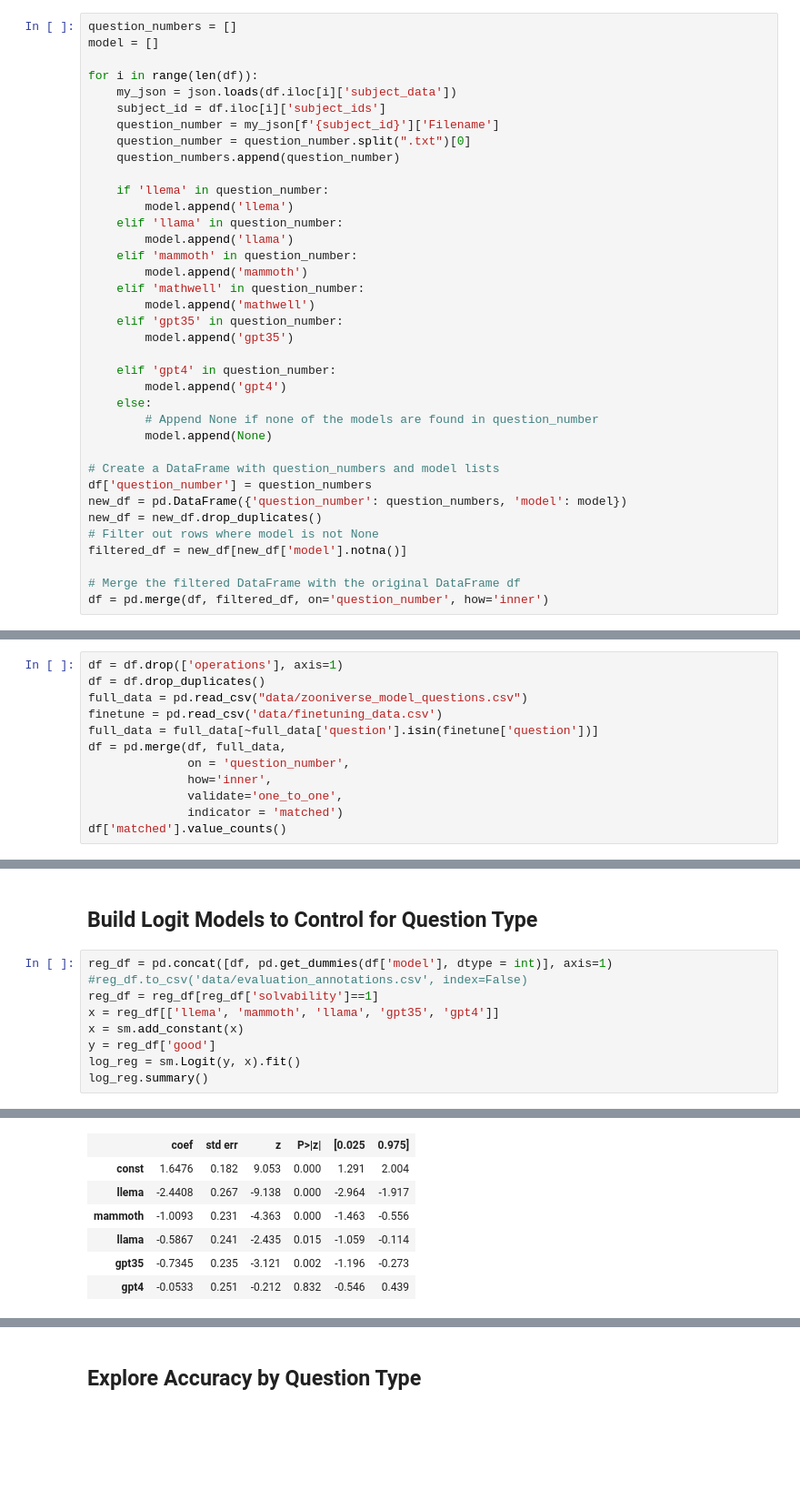
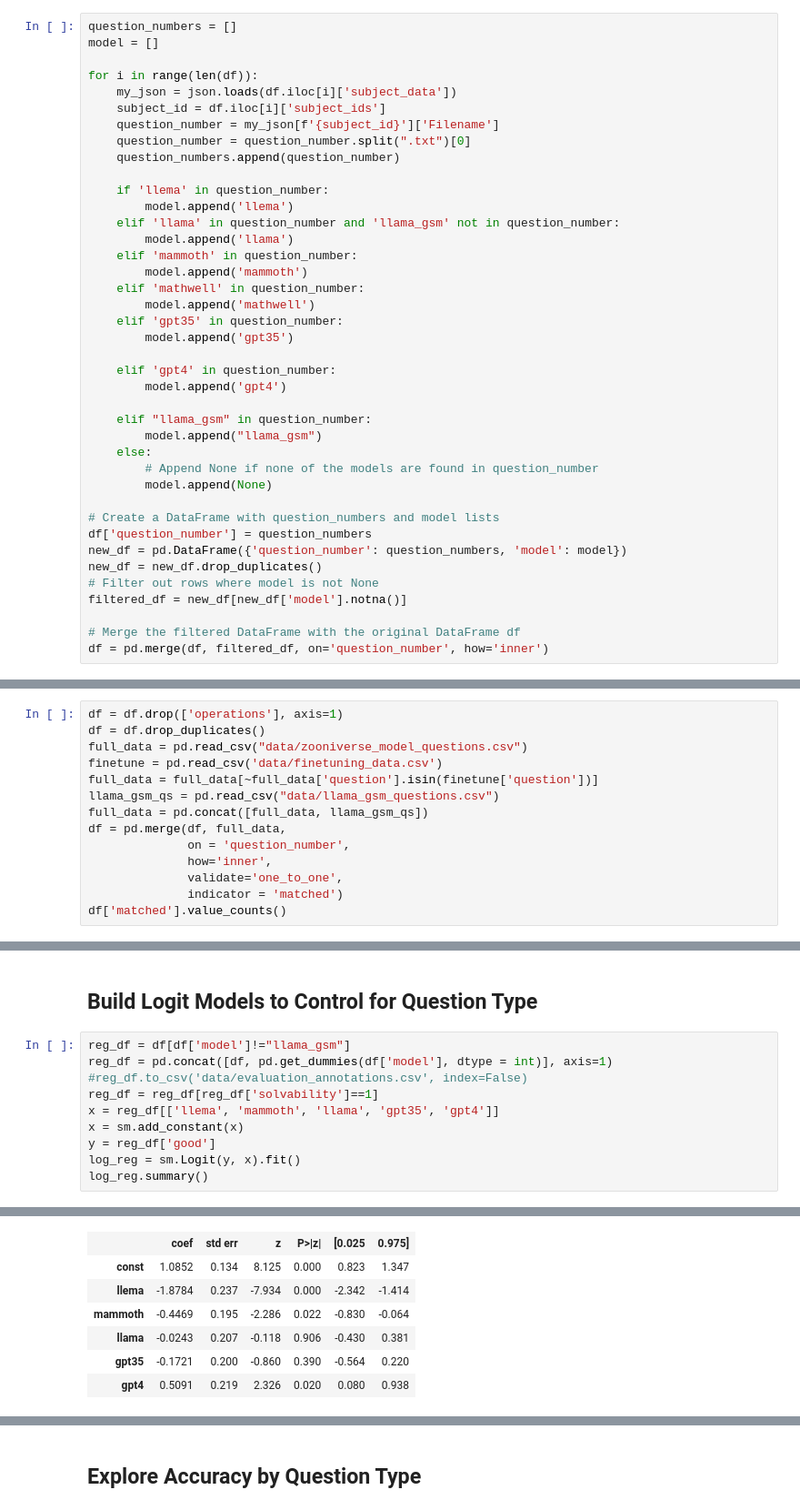
Before and after one commit to bryanchrist/llama2-70b, a Jupyter notebook: Compare_Models_Zooniverse.ipynb, the cells around one changed output, grey strips where cells are left out. Shown: that part at 91% size. Drawn from its saved outputs; the diff is of its cells as text; blank space fills up the shorter version.

Commit message:
Processing text from egsm_only model

```diff
--- a/Compare_Models_Zooniverse.ipynb
+++ b/Compare_Models_Zooniverse.ipynb
@@ -346,7 +346,7 @@ for i in range(len(df)):
 
     if 'llema' in question_number:
         model.append('llema')
-    elif 'llama' in question_number:
+    elif 'llama' in question_number and 'llama_gsm' not in question_number:
         model.append('llama')
     elif 'mammoth' in question_number:
         model.append('mammoth')
@@ -357,6 +357,9 @@ for i in range(len(df)):
 
     elif 'gpt4' in question_number:
         model.append('gpt4')
+
+    elif "llama_gsm" in question_number:
+        model.append("llama_gsm")
     else:
         # Append None if none of the models are found in question_number
         model.append(None)
@@ -1158,6 +1181,8 @@ df = df.drop_duplicates()
 full_data = pd.read_csv("data/zooniverse_model_questions.csv")
 finetune = pd.read_csv('data/finetuning_data.csv')
 full_data = full_data[~full_data['question'].isin(finetune['question'])]
+llama_gsm_qs = pd.read_csv("data/llama_gsm_questions.csv")
+full_data = pd.concat([full_data, llama_gsm_qs])
 df = pd.merge(df, full_data,
               on = 'question_number',
               how='inner',
@@ -1865,6 +1970,7 @@ P-value: 0.012488098413798027
 # %% [markdown]
 ## Build Logit Models to Control for Question Type
 # %%
+reg_df = df[df['model']!="llama_gsm"]
 reg_df = pd.concat([df, pd.get_dummies(df['model'], dtype = int)], axis=1)
 #reg_df.to_csv('data/evaluation_annotations.csv', index=False)
 reg_df = reg_df[reg_df['solvability']==1]
@@ -1888,10 +1994,10 @@ Logit Regression Results
 |  | coef | std err | z | P>|z| | [0.025 | 0.975] |
-| const | 1.6476 | 0.182 | 9.053 | 0.000 | 1.291 | 2.004 |
-| llema | -2.4408 | 0.267 | -9.138 | 0.000 | -2.964 | -1.917 |
-| mammoth | -1.0093 | 0.231 | -4.363 | 0.000 | -1.463 | -0.556 |
-| llama | -0.5867 | 0.241 | -2.435 | 0.015 | -1.059 | -0.114 |
-| gpt35 | -0.7345 | 0.235 | -3.121 | 0.002 | -1.196 | -0.273 |
-| gpt4 | -0.0533 | 0.251 | -0.212 | 0.832 | -0.546 | 0.439 |
+| const | 1.0852 | 0.134 | 8.125 | 0.000 | 0.823 | 1.347 |
+| llema | -1.8784 | 0.237 | -7.934 | 0.000 | -2.342 | -1.414 |
+| mammoth | -0.4469 | 0.195 | -2.286 | 0.022 | -0.830 | -0.064 |
+| llama | -0.0243 | 0.207 | -0.118 | 0.906 | -0.430 | 0.381 |
+| gpt35 | -0.1721 | 0.200 | -0.860 | 0.390 | -0.564 | 0.220 |
+| gpt4 | 0.5091 | 0.219 | 2.326 | 0.020 | 0.080 | 0.938 |
 # %%
 x = reg_df[['addition', 'subtraction',
        'multiplication', 'division', 'fractions', 'decimals',
```
Also changed, not shown: parts of 51 cells of this notebook, 6 other files.
